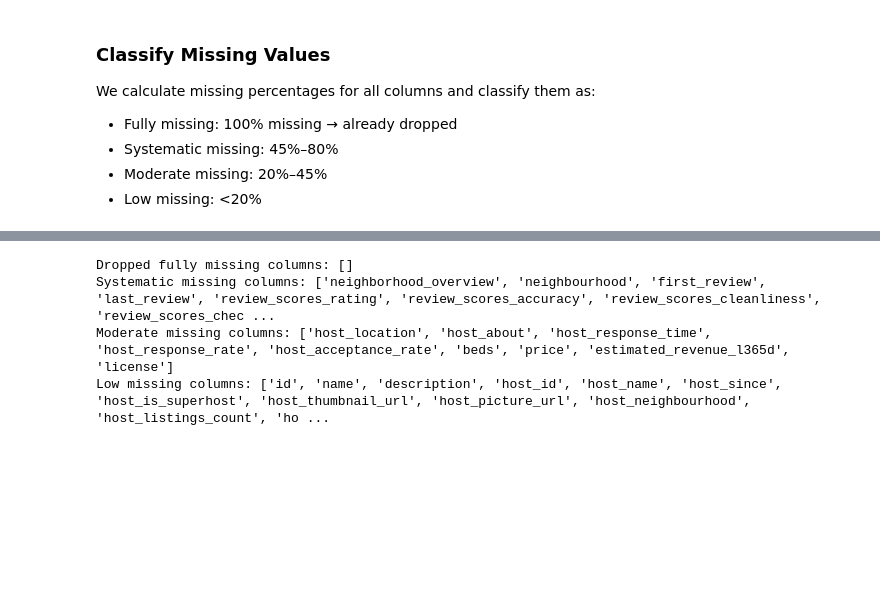
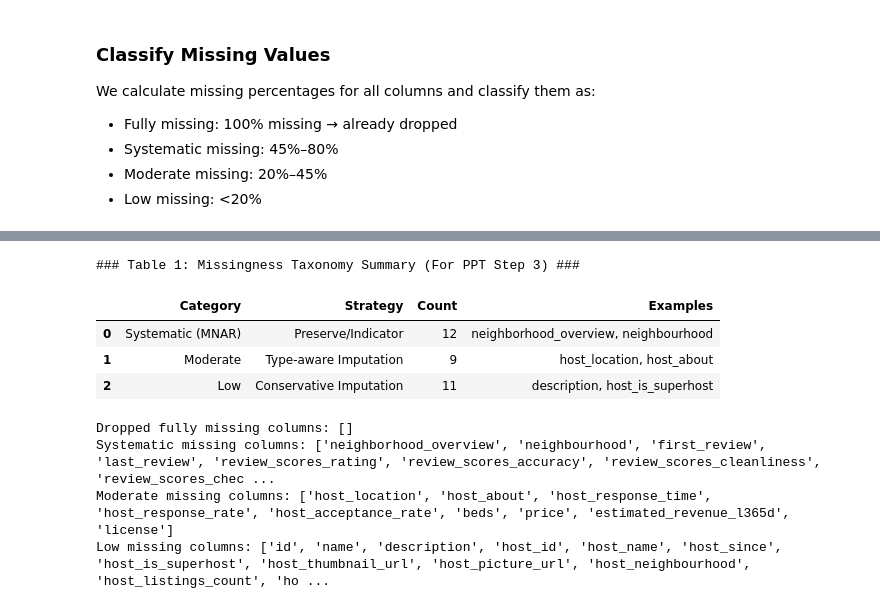
Before and after one commit to zzSkywalker/CA6003, a Jupyter notebook: src/2_data_cleaning.ipynb, the cells around one changed output, grey strips where cells are left out. Saved outputs shown, nothing was run; the diff lists cells and outputs as text; code cells hidden in the pictures; blank space fills up the shorter version.

```diff
--- a/src/2_data_cleaning.ipynb
+++ b/src/2_data_cleaning.ipynb
@@ -221,3 +250,81 @@ We calculate missing percentages for all columns and classify them as:
+# %%
+### Classify Missing Values & Taxonomy Audit
+
+# 1. 计算初始缺失百分比
+missing_pct = df.isnull().mean() * 100
+
+# 2. 定义分类逻辑与排序顺序
+# 定义你想要的展示顺序：从最严重到最轻微
+desired_order = ["Fully Missing", "Systematic (MNAR)", "Moderate", "Low"]
+
+taxonomy_data = []
+for col, pct in missing_pct.items():
+    if pct == 100:
+        category = "Fully Missing"
+        strategy = "Drop Feature"
+    elif 45 <= pct < 100:
+        category = "Systematic (MNAR)"
+        strategy = "Preserve/Indicator"
+    elif 20 <= pct < 45:
+        category = "Moderate"
+        strategy = "Type-aware Imputation"
+    elif 0 < pct < 20:
+        category = "Low"
+        strategy = "Conservative Imputation"
+    else:
+        continue  # 跳过 0% 缺失的完美列
+
+    taxonomy_data.append({
+        "Feature": col,
+        "Missing %": round(pct, 2),
+        "Category": category,
+        "Strategy": strategy
+    })
+
+# 3. 创建 DataFrame 并应用分类排序
+taxonomy_df = pd.DataFrame(taxonomy_data)
+taxonomy_df['Category'] = pd.Categorical(
+    taxonomy_df['Category'],
+    categories=desired_order,
+    ordered=True
+)
+
+# 4. 生成 PPT 专用的汇总审计表
+# 使用 observed=True 确保只显示存在的类别，并按 desired_order 排序
+taxonomy_summary = taxonomy_df.groupby(["Category", "Strategy"], observed=True).agg(
+    Count=("Feature", "count"),
+    Examples=("Feature", lambda x: ", ".join(x.head(2))) # 取前两个作为 PPT 示例
+).reset_index()
+
+print("\n### Table 1: Missingness Taxonomy Summary (For PPT Step 3) ###")
+display(taxonomy_summary)
+
+# # 5. 可视化：清洗前缺失值热力图 (The "Current Situation" Visual)
+# plt.figure(figsize=(12, 5))
+# sns.heatmap(df.isnull(), cbar=False, yticklabels=False, cmap='viridis')
+# plt.title("Initial Missingness Audit (Pre-Cleaning)", fontsize=14)
+# plt.xticks(rotation=90, fontsize=9)
+# plt.tight_layout()
+# plt.show()
+
+# --- 接下来是你原有的物理清理逻辑 ---
+
+# 提取各类别列表以便后续操作
+fully_missing_cols = missing_pct[missing_pct == 100].index.tolist()
+systematic_cols = missing_pct[(missing_pct >= 45) & (missing_pct < 100)].index.tolist()
+moderate_cols = missing_pct[(missing_pct >= 20) & (missing_pct < 45)].index.tolist()
+low_cols = missing_pct[(missing_pct > 0) & (missing_pct < 20)].index.tolist()
+
+# # 示例：执行 Drop 操作
+# if fully_missing_cols:
+#     df.drop(columns=fully_missing_cols, inplace=True)
+#     print(f"Successfully dropped {len(fully_missing_cols)} fully missing features.")
+# %% [output]
+### Table 1: Missingness Taxonomy Summary (For PPT Step 3) ###
+|  | Category | Strategy | Count | Examples |
+| 0 | Systematic (MNAR) | Preserve/Indicator | 12 | neighborhood_overview, neighbourhood |
+| 1 | Moderate | Type-aware Imputation | 9 | host_location, host_about |
+| 2 | Low | Conservative Imputation | 11 | description, host_is_superhost |
 # %%
 missing_pct = df.isnull().mean() * 100
 
```
Also changed, not shown: parts of 5 cells of this notebook, 1 other file.
